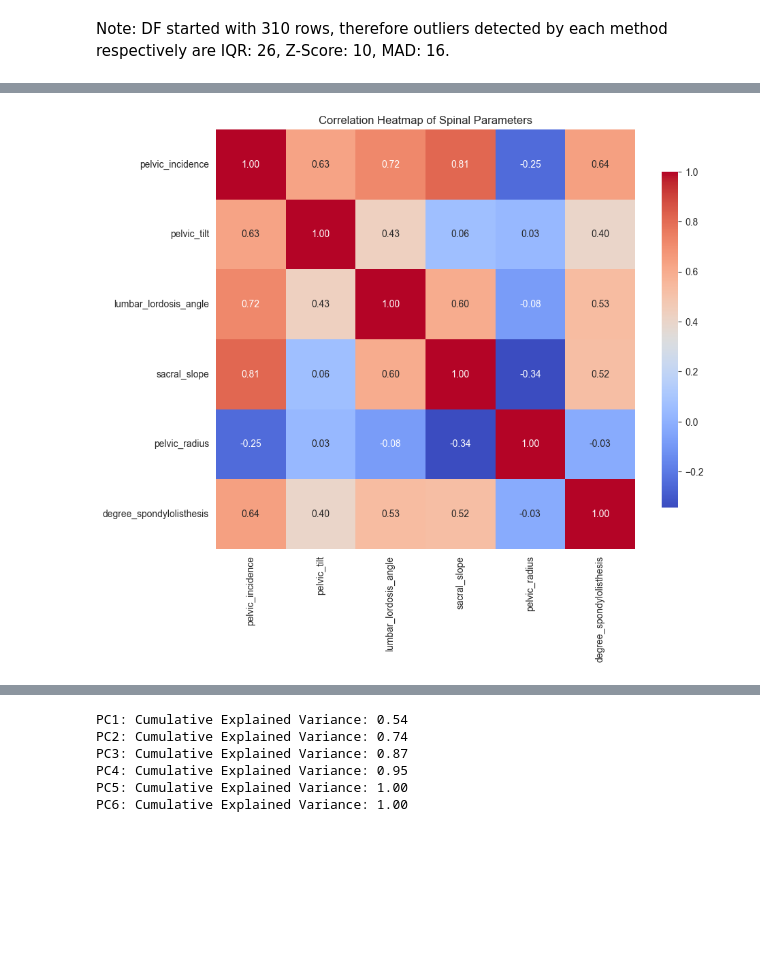
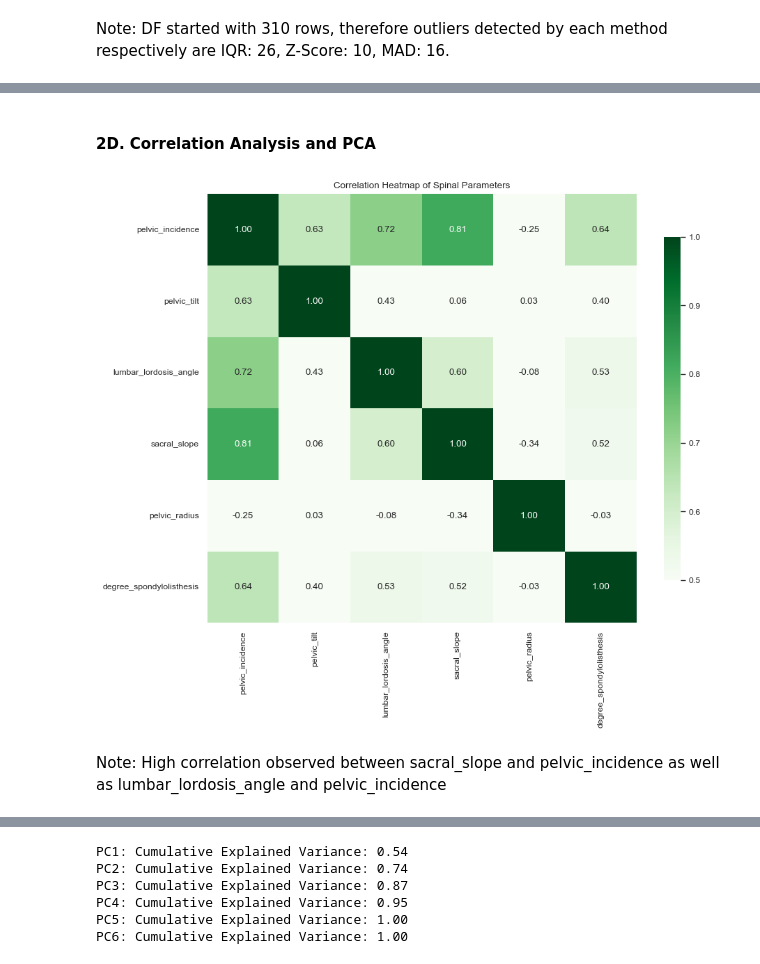
Before and after one commit to yusiGM/StrykerAI2024, a Jupyter notebook: Stryker_AI_Hackathon_notebook.ipynb, the cells around one changed output, grey strips where cells are left out. Saved outputs shown, nothing was run; the diff lists cells and outputs as text; code cells hidden in the pictures; blank space fills up the shorter version.

```diff
--- a/Stryker_AI_Hackathon_notebook.ipynb
+++ b/Stryker_AI_Hackathon_notebook.ipynb
@@ -318,7 +338,7 @@ Notes: Combined dataset to allow for further exploration of data by class. Focus
 # %%
 df_one_hot = pd.get_dummies(df['class'], prefix='class')
 df = pd.concat([df, df_one_hot], axis=1)
-df['class_Hernia_or_Spondylolisthesis']=df['class_Hernia'] + df['class_Spondylolisthesis']
+df['abnormal']=df['class_Hernia'] + df['class_Spondylolisthesis']
 # %% [markdown]
 Notes: 1 hot encoding class for both standard and bonus challenge
 # %%
@@ -518,13 +538,17 @@ Pearson Correlation: 0.63
+# %% [markdown]
+#### 2D. Correlation Analysis and PCA
 # %%
-correlation_matrix = X.corr()
+correlation_matrix = df[['pelvic_incidence', 'pelvic_tilt', 'lumbar_lordosis_angle',
+       'sacral_slope', 'pelvic_radius', 'degree_spondylolisthesis']].corr()
 
-# Plot the heatmap using seaborn
 plt.figure(figsize=(10, 8))
-sns.heatmap(correlation_matrix, annot=True, fmt=".2f", cmap="coolwarm", square=True, cbar_kws={'shrink': 0.8})
+sns.heatmap(correlation_matrix, vmin=0.5, vmax=1,annot=True, fmt=".2f", cmap="Greens", square=True, cbar_kws={'shrink': 0.8})
 plt.title("Correlation Heatmap of Spinal Parameters")
 plt.show()
 # %% [output]
-[figure, old version]
+[figure, new version]
+# %% [markdown]
+Note: High correlation observed between sacral_slope and pelvic_incidence as well as lumbar_lordosis_angle and pelvic_incidence
 # %%
 from sklearn.decomposition import PCA
 from sklearn.preprocessing import StandardScaler
```
Also changed, not shown: parts of 54 cells of this notebook.
